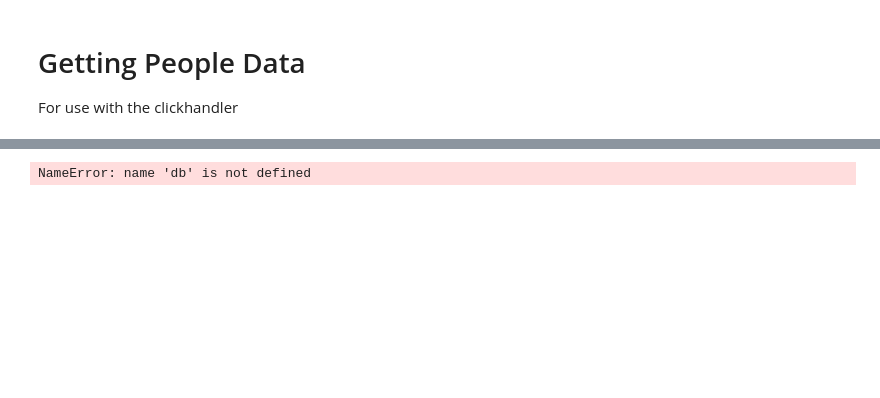
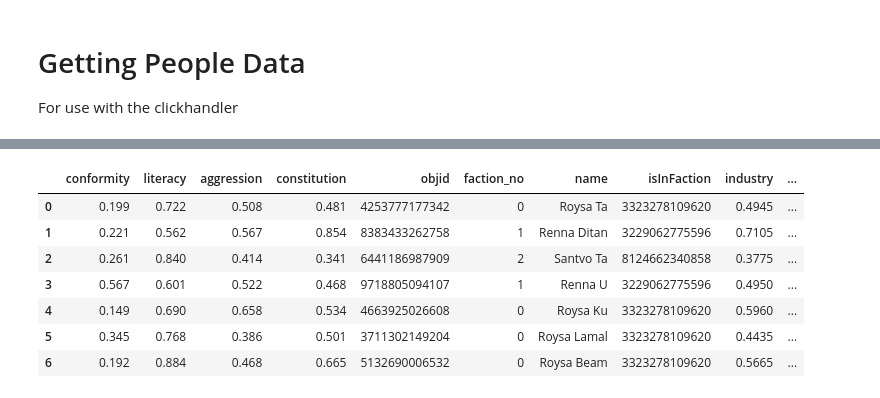
Before and after one commit to BillmanH/exoplanets, a Jupyter notebook: notebooks/People/Retrieving People Data.ipynb, the cells around one changed output, grey strips where cells are left out. Saved outputs shown, nothing was run; the diff lists cells and outputs as text; code cells hidden in the pictures; blank space fills up the shorter version.

```diff
--- a/notebooks/People/Retrieving People Data.ipynb
+++ b/notebooks/People/Retrieving People Data.ipynb
@@ -22,6 +20,13 @@ FileNotFoundError: [Errno 2] No such file or directory: '../../web/app/creators/
 # %%
-res = db.run_query("g.V().hasLabel('pop').has('username','userbill').valueMap()")
-pops = [db.clean_node(n) for n in res]
+res = db.run_query("g.V().hasLabel('pop').has('username','BillmanLocal2').valueMap()")
+pops = pd.DataFrame([db.clean_node(n) for n in res])
 pops
 # %% [output]
-NameError: name 'db' is not defined
+|  | conformity | literacy | aggression | constitution | objid | faction_no | name | isInFaction | industry | ... |
+| 0 | 0.199 | 0.722 | 0.508 | 0.481 | 4253777177342 | 0 | Roysa Ta | 3323278109620 | 0.4945 | ... |
+| 1 | 0.221 | 0.562 | 0.567 | 0.854 | 8383433262758 | 1 | Renna Ditan | 3229062775596 | 0.7105 | ... |
+| 2 | 0.261 | 0.840 | 0.414 | 0.341 | 6441186987909 | 2 | Santvo Ta | 8124662340858 | 0.3775 | ... |
+| 3 | 0.567 | 0.601 | 0.522 | 0.468 | 9718805094107 | 1 | Renna U | 3229062775596 | 0.4950 | ... |
+| 4 | 0.149 | 0.690 | 0.658 | 0.534 | 4663925026608 | 0 | Roysa Ku | 3323278109620 | 0.5960 | ... |
+| 5 | 0.345 | 0.768 | 0.386 | 0.501 | 3711302149204 | 0 | Roysa Lamal | 3323278109620 | 0.4435 | ... |
+| 6 | 0.192 | 0.884 | 0.468 | 0.665 | 5132690006532 | 0 | Roysa Beam | 3323278109620 | 0.5665 | ... |
```
Also changed, not shown: parts of 2 cells of this notebook, 3 other files.
